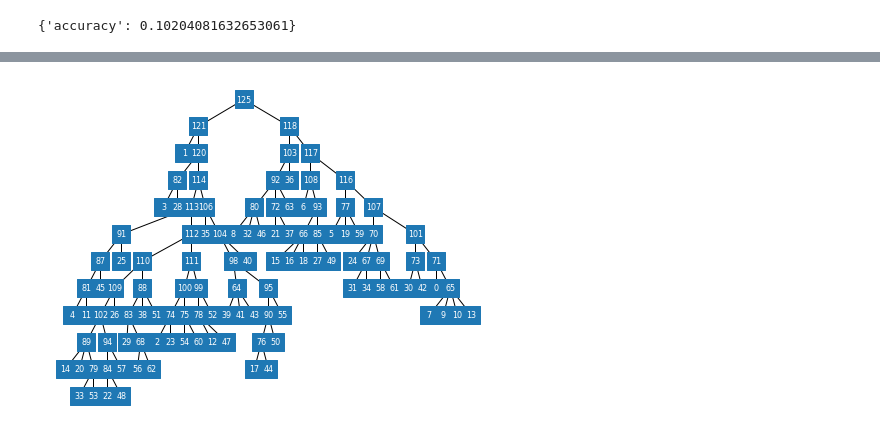
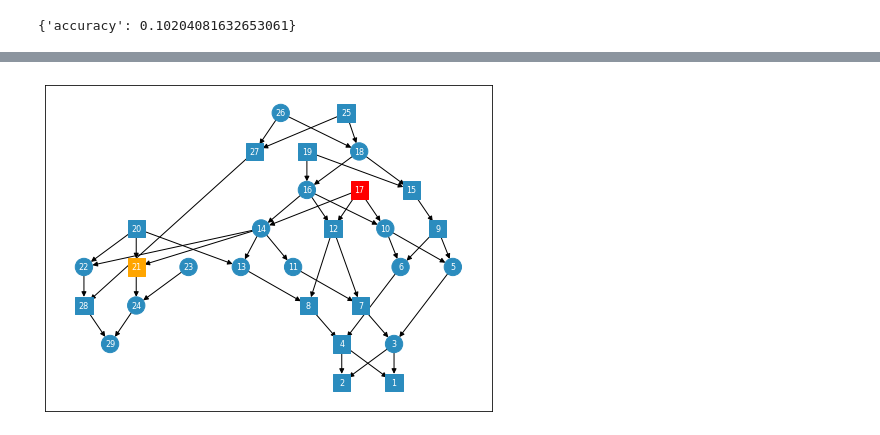
Before and after one commit to ivan-krukov/aligning-genealogies, a Jupyter notebook: notebooks/Experiments.ipynb, the cells around one changed output, grey strips where cells are left out. Cells and saved outputs as stored; diff of their text form; code cells hidden in the pictures.

Commit message:
Adding improvements to `.draw()` methods to: (1) depict sex-specific shapes in pedigrees. (2) Giving the user the option to pass a dictionary of colors for any number of nodes in the graph.

```diff
--- a/notebooks/Experiments.ipynb
+++ b/notebooks/Experiments.ipynb
@@ -77,6 +77,7 @@ ts_ped_map
 # %%
+ped = Pedigree.from_table("../data/geneaJi.tsv", header=True, check_2_parents=False)
+
 fig, ax = plt.subplots(figsize=(8, 6))
-
-traversals[0].draw(ax=ax)
+ped.draw(ax=ax, node_color={17: 'red', 21: 'orange'})
 # %% [output]
-[figure, old version]
+[figure, new version]
```
Also changed, not shown: parts of 2 cells of this notebook, 3 other files.
